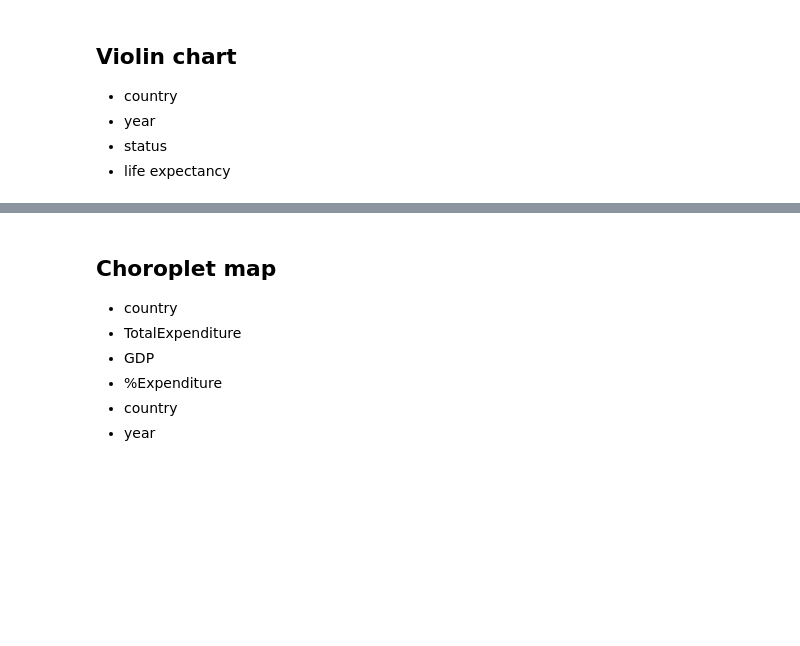
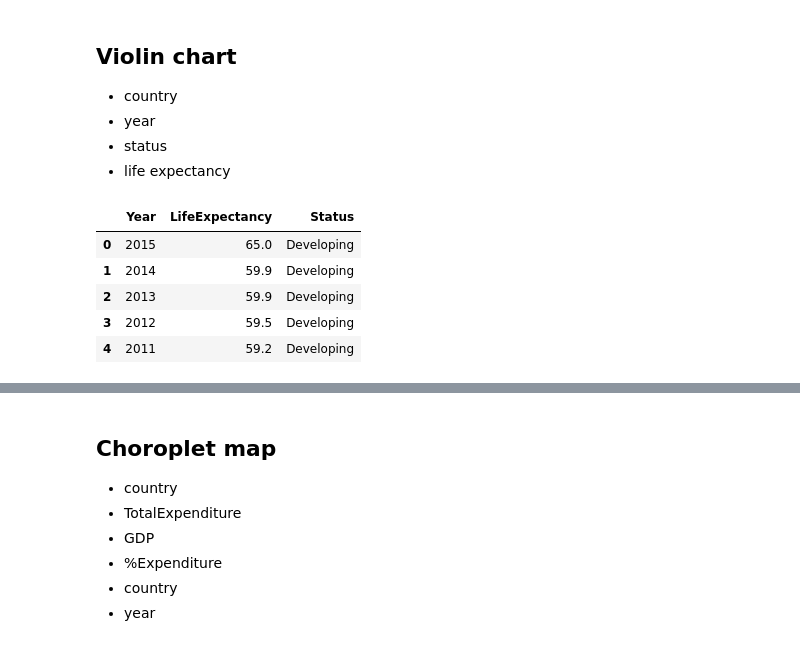
Before and after one commit to roberto98/DataViz-Project, a Jupyter notebook: python/Preprocessing.ipynb, the cells around one changed output, grey strips where cells are left out. Cells and saved outputs as stored; diff of their text form; code cells hidden in the pictures; blank space fills up the shorter version.

```diff
--- a/python/Preprocessing.ipynb
+++ b/python/Preprocessing.ipynb
@@ -313,6 +328,17 @@ pythonProcess.stdout.on('data', (data) => {
 - year
 - status
 - life expectancy
+# %%
+violin = kaggle_df[['Year', 'LifeExpectancy', 'Status']]
+#violin = violin.groupby(['Year'])
+violin.head()
+# %% [output]
+|  | Year | LifeExpectancy | Status |
+| 0 | 2015 | 65.0 | Developing |
+| 1 | 2014 | 59.9 | Developing |
+| 2 | 2013 | 59.9 | Developing |
+| 3 | 2012 | 59.5 | Developing |
+| 4 | 2011 | 59.2 | Developing |
 # %% [markdown]
 ## Scatter plot
 - TotalExpenditure
```
Also changed, not shown: parts of 8 cells of this notebook.
